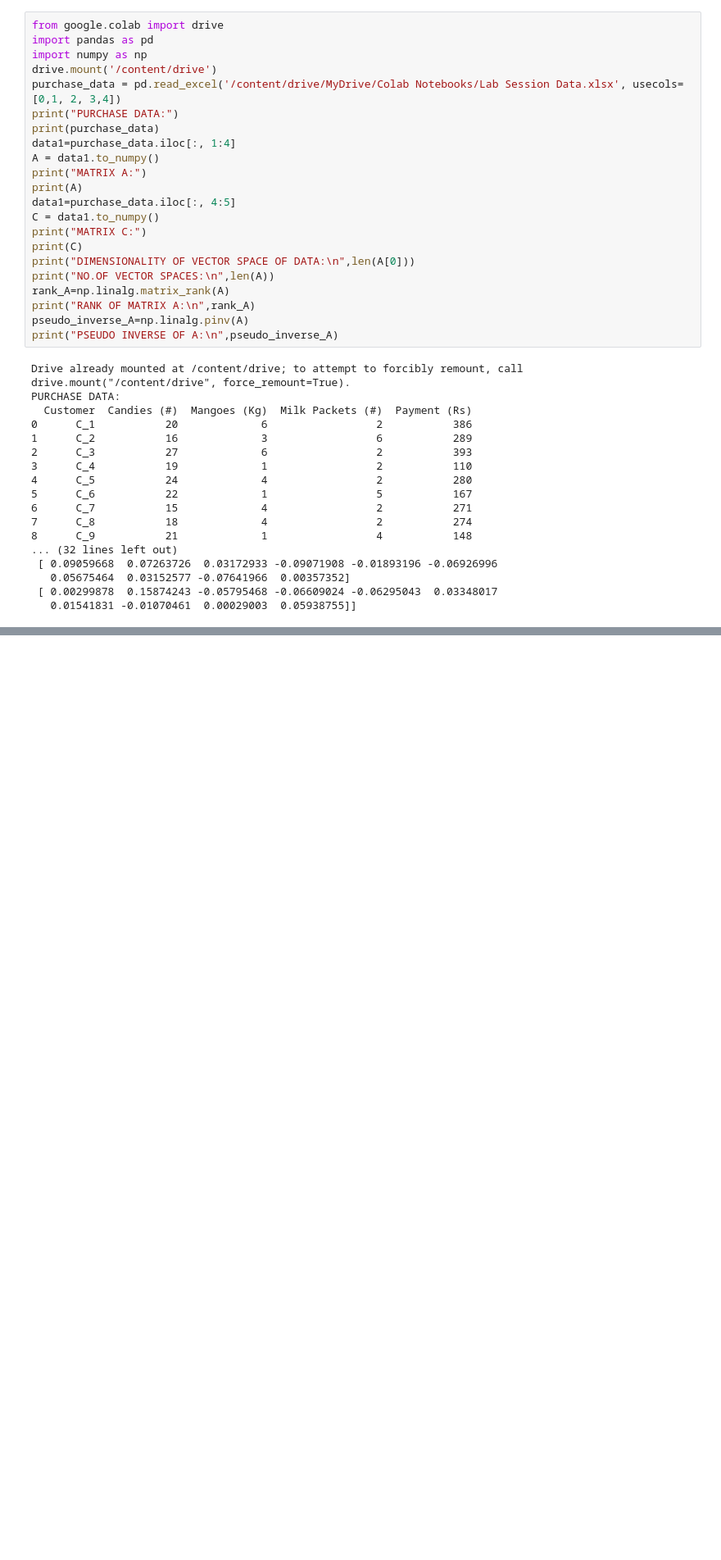
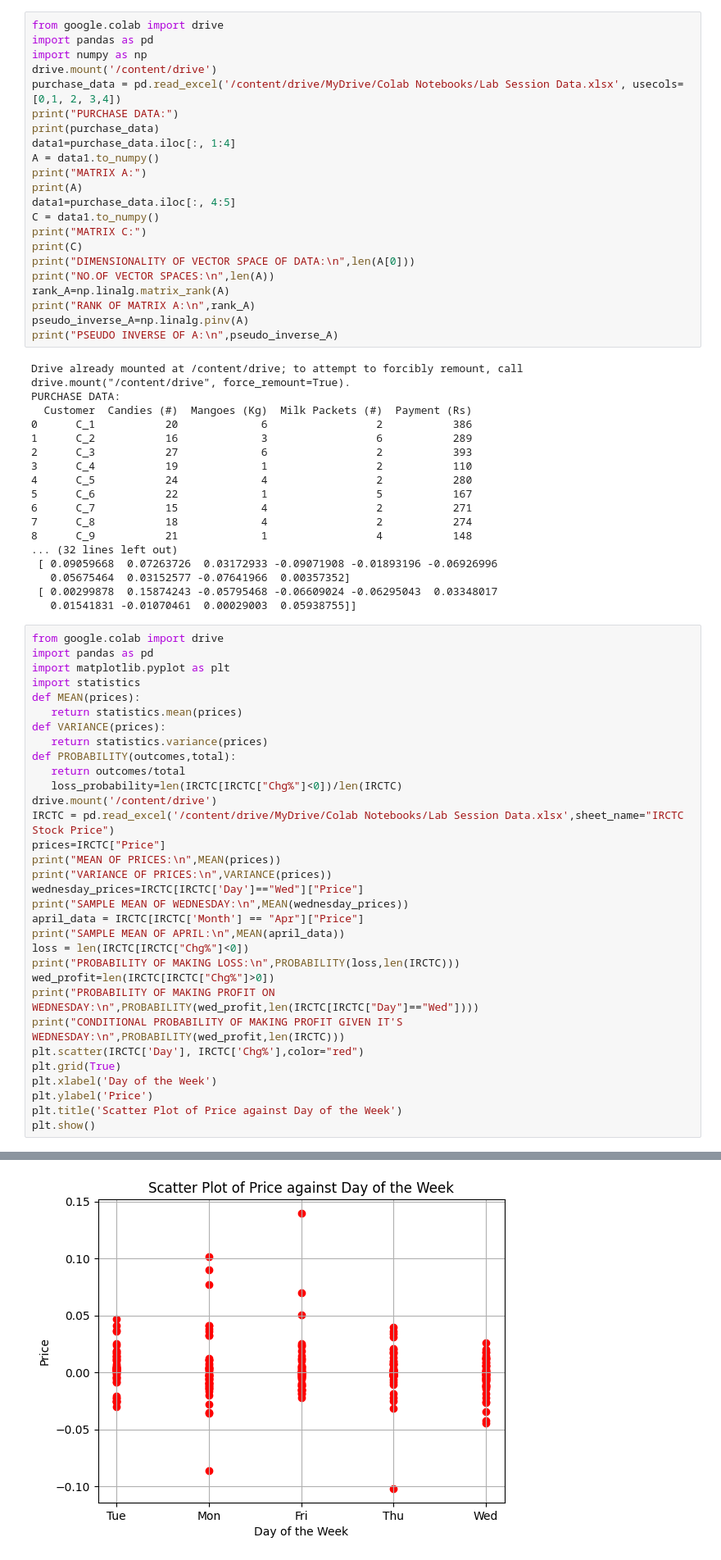
Before and after one commit to navyareddykunuthuru/Machine-Learning, a Jupyter notebook: LAB_SESSION_2.ipynb, the cells around one changed output, grey strips where cells are left out. Shown at 82% size. Saved outputs shown, nothing was run; the diff lists cells and outputs as text; blank space fills up the shorter version.

```diff
--- a/LAB_SESSION_2.ipynb
+++ b/LAB_SESSION_2.ipynb
@@ -38,3 +38,36 @@ PURCHASE DATA:
    0.05675464  0.03152577 -0.07641966  0.00357352]
  [ 0.00299878  0.15874243 -0.05795468 -0.06609024 -0.06295043  0.03348017
    0.01541831 -0.01070461  0.00029003  0.05938755]]
+# %%
+from google.colab import drive
+import pandas as pd
+import matplotlib.pyplot as plt
+import statistics
+def MEAN(prices):
+   return statistics.mean(prices)
+def VARIANCE(prices):
+   return statistics.variance(prices)
+def PROBABILITY(outcomes,total):
+   return outcomes/total
+   loss_probability=len(IRCTC[IRCTC["Chg%"]<0])/len(IRCTC)
+drive.mount('/content/drive')
+IRCTC = pd.read_excel('/content/drive/MyDrive/Colab Notebooks/Lab Session Data.xlsx',sheet_name="IRCTC Stock Price")
+prices=IRCTC["Price"]
+print("MEAN OF PRICES:\n",MEAN(prices))
+print("VARIANCE OF PRICES:\n",VARIANCE(prices))
+wednesday_prices=IRCTC[IRCTC['Day']=="Wed"]["Price"]
+print("SAMPLE MEAN OF WEDNESDAY:\n",MEAN(wednesday_prices))
+april_data = IRCTC[IRCTC['Month'] == "Apr"]["Price"]
+print("SAMPLE MEAN OF APRIL:\n",MEAN(april_data))
+loss = len(IRCTC[IRCTC["Chg%"]<0])
+print("PROBABILITY OF MAKING LOSS:\n",PROBABILITY(loss,len(IRCTC)))
+wed_profit=len(IRCTC[IRCTC["Chg%"]>0])
+print("PROBABILITY OF MAKING PROFIT ON WEDNESDAY:\n",PROBABILITY(wed_profit,len(IRCTC[IRCTC["Day"]=="Wed"])))
+print("CONDITIONAL PROBABILITY OF MAKING PROFIT GIVEN IT'S WEDNESDAY:\n",PROBABILITY(wed_profit,len(IRCTC)))
+plt.scatter(IRCTC['Day'], IRCTC['Chg%'],color="red")
+plt.grid(True)
+plt.xlabel('Day of the Week')
+plt.ylabel('Price')
+plt.title('Scatter Plot of Price against Day of the Week')
+plt.show()
+# %% [output]
@@ -40,0 +89 @@ PURCHASE DATA:
+[figure, added]
```
Also changed, not shown: parts of 2 cells of this notebook.
